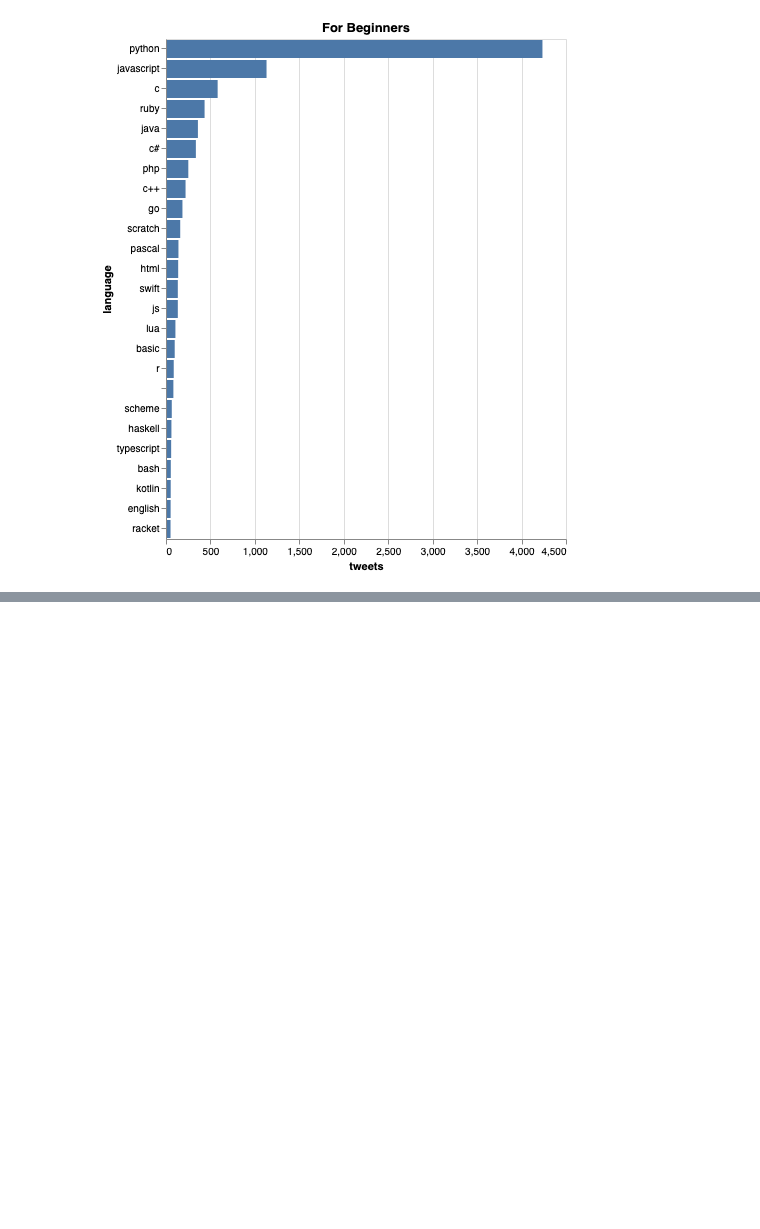
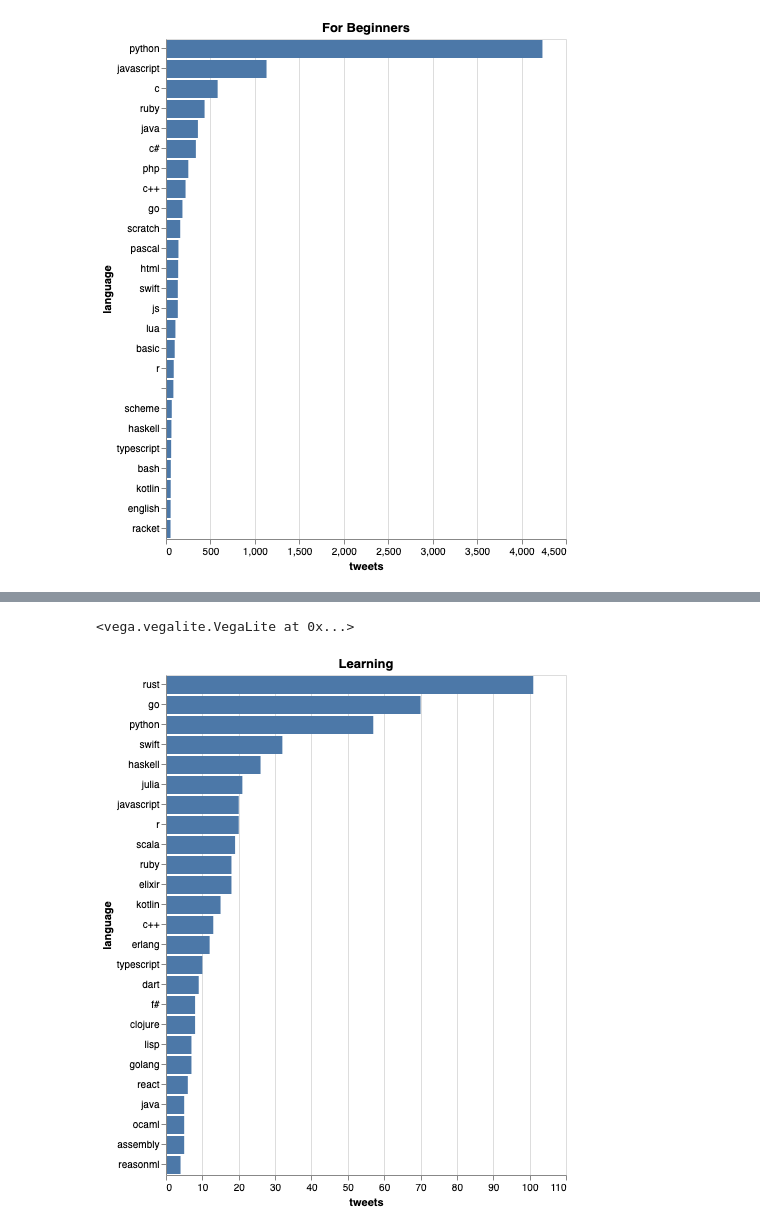
Before and after one commit to edsu/notebooks, a Jupyter notebook: Languages.ipynb, the cells around one changed output, grey strips where cells are left out. Saved outputs shown, nothing was run; the diff lists cells and outputs as text; code cells hidden in the pictures; blank space fills up the shorter version.

Commit message:
added learning languages

```diff
--- a/Languages.ipynb
+++ b/Languages.ipynb
@@ -140,0 +184,10 @@ chart('For Beginners', counter['for beginners']).display()
+# %%
+learn = counter['curious about'] + counter['want to learn'] + counter['need to learn'] + \
+        counter['want to learn (dabbled in)'] + counter['would like to explore'] + \
+        counter['most excited about lately'] + counter['next to try'] + counter['want to try'] + \
+        counter['i want to learn more']
+
+chart('Learning', learn).display()
+# %% [output]
+<vega.vegalite.VegaLite at 0x...>
+[figure, added]
```
Also changed, not shown: parts of 3 cells of this notebook.
